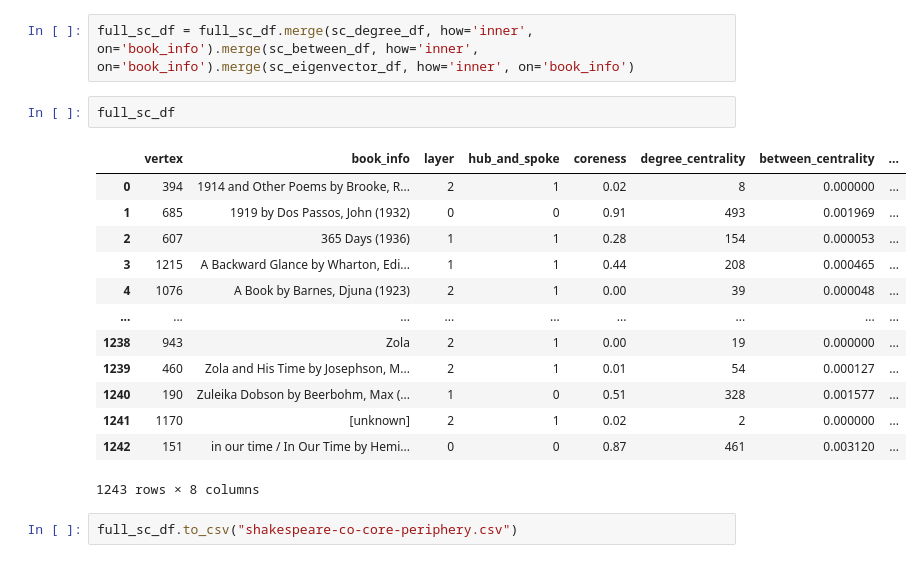
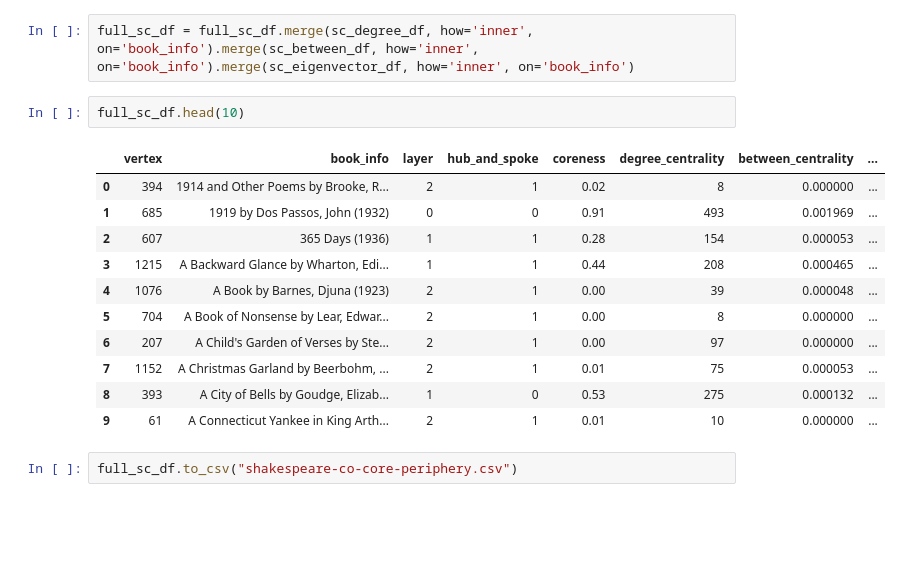
Before and after one commit to gyauney/shakespeare-and-company-social-readership, a Jupyter notebook: core-periphery-books.ipynb, the cells around one changed output. Cells and saved outputs as stored; diff of their text form; blank space fills up the shorter version.

```diff
--- a/core-periphery-books.ipynb
+++ b/core-periphery-books.ipynb
@@ -477,21 +370,19 @@ sc_eigenvector_df
 # %%
 full_sc_df = full_sc_df.merge(sc_degree_df, how='inner', on='book_info').merge(sc_between_df, how='inner', on='book_info').merge(sc_eigenvector_df, how='inner', on='book_info')
 # %%
-full_sc_df
+full_sc_df.head(10)
 # %% [output]
 |  | vertex | book_info | layer | hub_and_spoke | coreness | degree_centrality | between_centrality | ... |
 | 0 | 394 | 1914 and Other Poems by Brooke, R... | 2 | 1 | 0.02 | 8 | 0.000000 | ... |
 | 1 | 685 | 1919 by Dos Passos, John (1932) | 0 | 0 | 0.91 | 493 | 0.001969 | ... |
 | 2 | 607 | 365 Days (1936) | 1 | 1 | 0.28 | 154 | 0.000053 | ... |
 | 3 | 1215 | A Backward Glance by Wharton, Edi... | 1 | 1 | 0.44 | 208 | 0.000465 | ... |
 | 4 | 1076 | A Book by Barnes, Djuna (1923) | 2 | 1 | 0.00 | 39 | 0.000048 | ... |
-| ... | ... | ... | ... | ... | ... | ... | ... | ... |
-| 1238 | 943 | Zola | 2 | 1 | 0.00 | 19 | 0.000000 | ... |
-| 1239 | 460 | Zola and His Time by Josephson, M... | 2 | 1 | 0.01 | 54 | 0.000127 | ... |
-| 1240 | 190 | Zuleika Dobson by Beerbohm, Max (... | 1 | 0 | 0.51 | 328 | 0.001577 | ... |
-| 1241 | 1170 | [unknown] | 2 | 1 | 0.02 | 2 | 0.000000 | ... |
-| 1242 | 151 | in our time / In Our Time by Hemi... | 0 | 0 | 0.87 | 461 | 0.003120 | ... |
+| 5 | 704 | A Book of Nonsense by Lear, Edwar... | 2 | 1 | 0.00 | 8 | 0.000000 | ... |
+| 6 | 207 | A Child's Garden of Verses by Ste... | 2 | 1 | 0.00 | 97 | 0.000000 | ... |
+| 7 | 1152 | A Christmas Garland by Beerbohm, ... | 2 | 1 | 0.01 | 75 | 0.000053 | ... |
+| 8 | 393 | A City of Bells by Goudge, Elizab... | 1 | 0 | 0.53 | 275 | 0.000132 | ... |
+| 9 | 61 | A Connecticut Yankee in King Arth... | 2 | 1 | 0.01 | 10 | 0.000000 | ... |
-1243 rows × 8 columns
 # %%
 full_sc_df.to_csv("shakespeare-co-core-periphery.csv")
 # %% [markdown]
```
Also changed, not shown: parts of 17 cells of this notebook.
